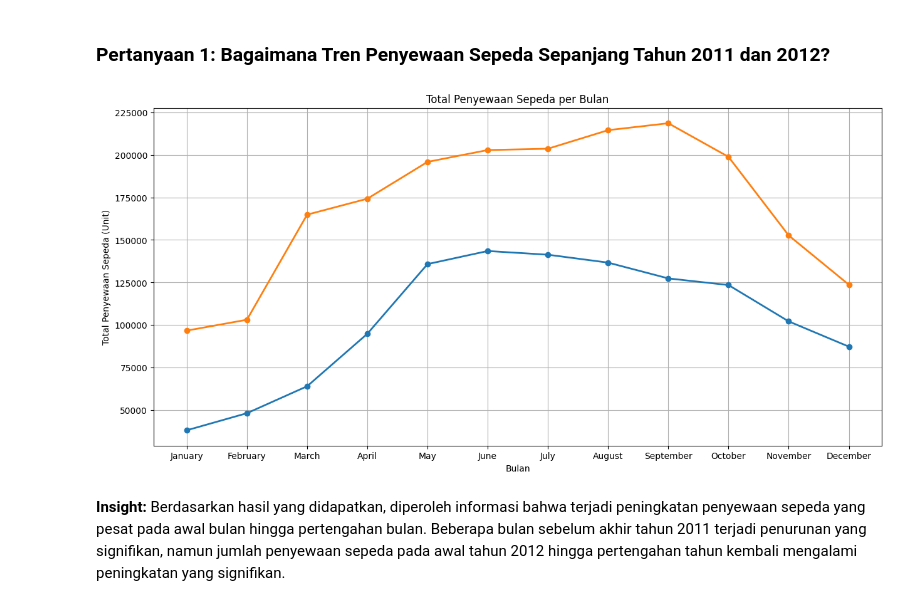
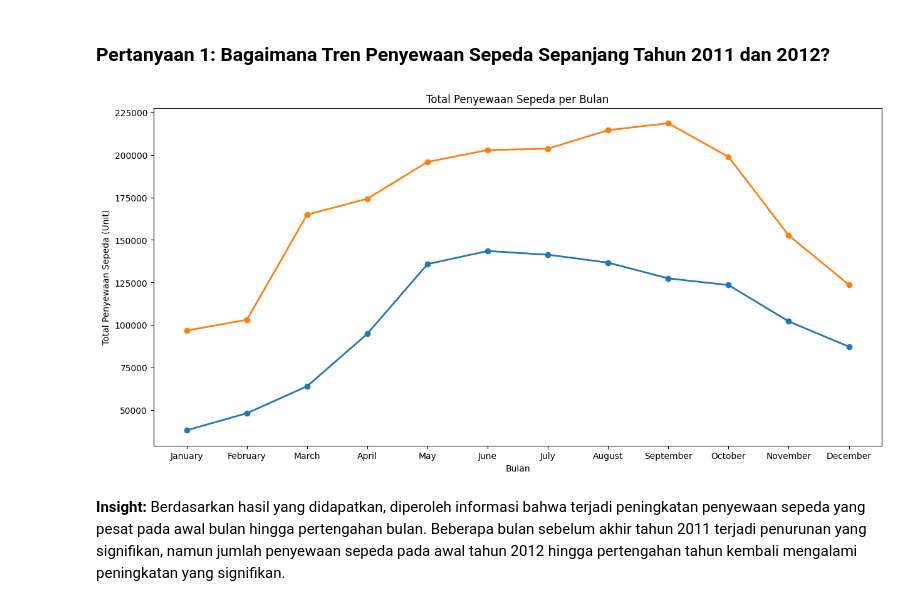
Before and after one commit to wahyunirosyidah/submission, a Jupyter notebook: notebook.ipynb, the cells around one changed output. Saved outputs shown, nothing was run; the diff lists cells and outputs as text; code cells hidden in the pictures.

```diff
--- a/notebook.ipynb
+++ b/notebook.ipynb
@@ -493,22 +493,21 @@ Berdasarkan kondisi cuaca per jamnya, diperolah bahwa:
 # %%
 plt.figure(figsize=(15,7))
 for year in monthly_rentals['year'].unique():
     monthly_rentals_data = monthly_rentals[monthly_rentals['year'] == year]
     plt.plot(monthly_rentals_data['month'],
              monthly_rentals_data['cnt'],
              label=f'Tahun {year}',
              marker='o',
              linewidth=2
             )
 
 plt.xticks(range(1, 13), labels=list(calendar.month_name[1:]))
 plt.title('Total Penyewaan Sepeda per Bulan')
 plt.xlabel('Bulan')
 plt.ylabel('Total Penyewaan Sepeda (Unit)')
-plt.grid(True)
 plt.show()
 # %% [output]
-[figure, old version]
+[figure, new version]
 # %% [markdown]
 **Insight:**
 Berdasarkan hasil yang didapatkan, diperoleh informasi bahwa terjadi peningkatan penyewaan sepeda yang pesat pada awal bulan hingga pertengahan bulan. Beberapa bulan sebelum akhir tahun 2011 terjadi penurunan yang signifikan, namun jumlah penyewaan sepeda pada awal tahun 2012 hingga pertengahan tahun kembali mengalami peningkatan yang signifikan.
```
Also changed, not shown: parts of 1 cell of this notebook, 1 other file.
